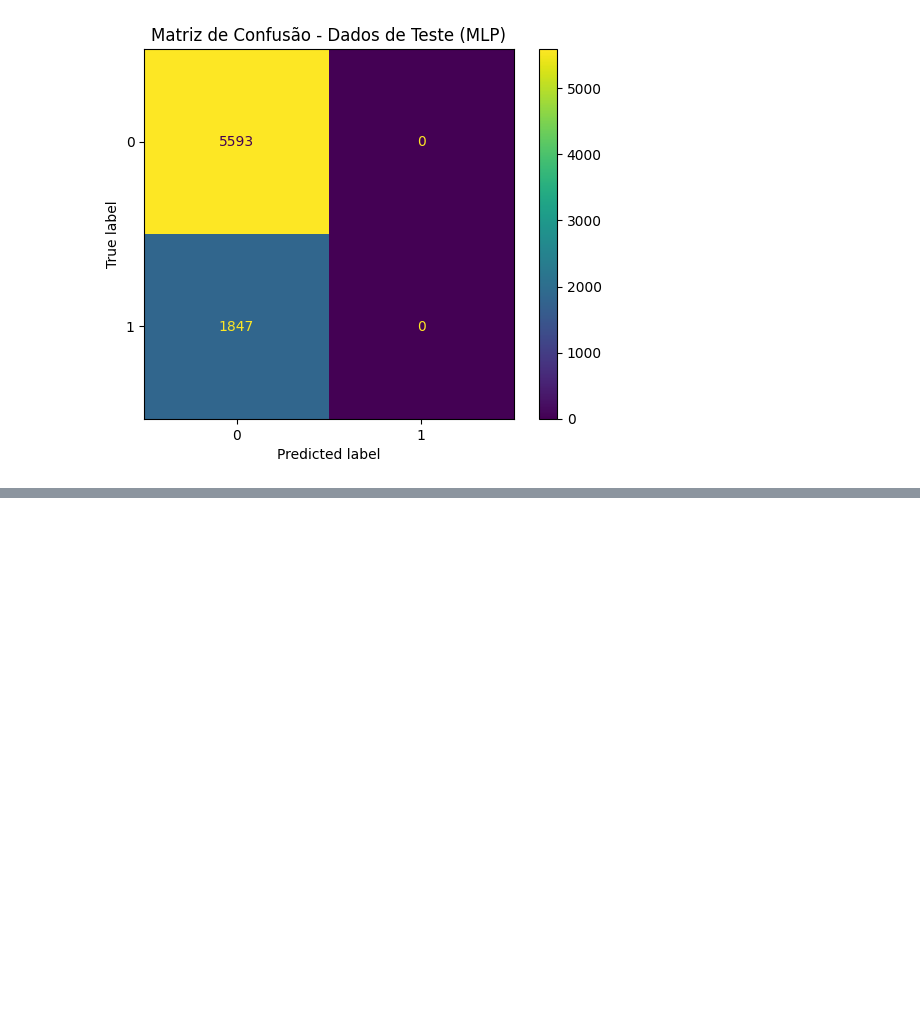
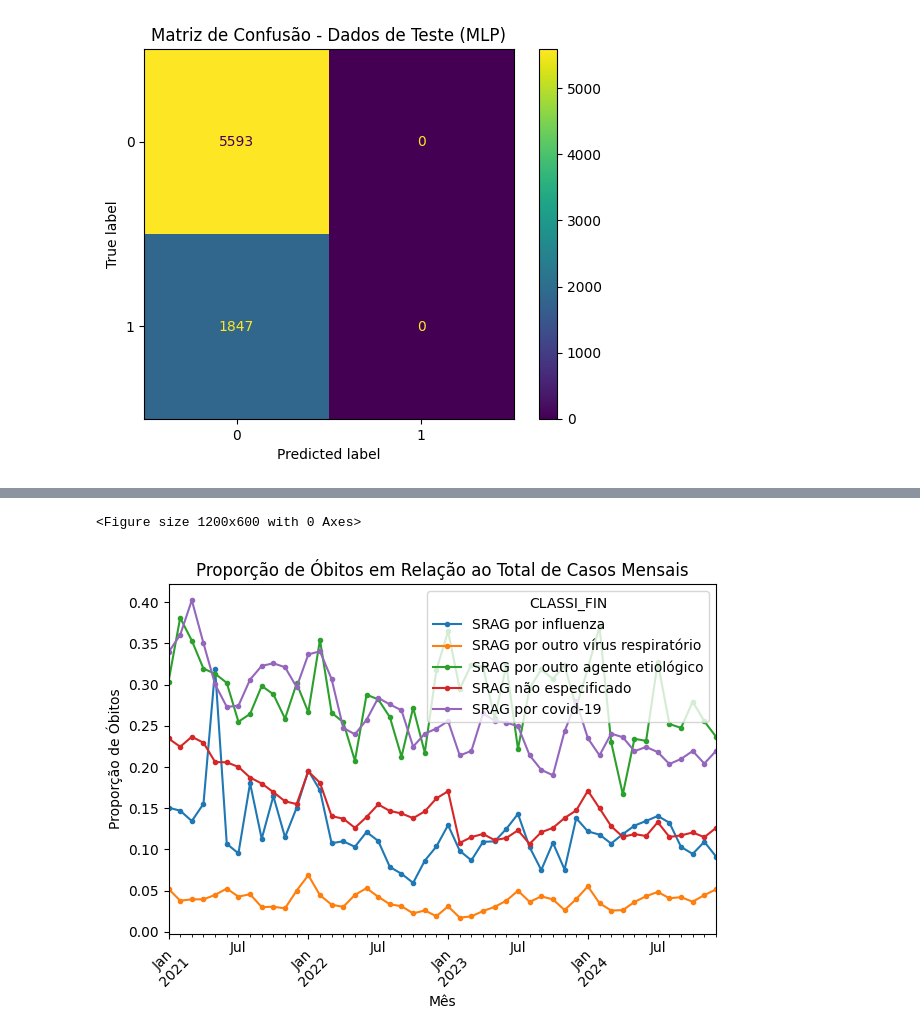
Before and after one commit to hOtoch/2025-1-P1-Analise-e-previsao-SRAG, a Jupyter notebook: analise_srag.ipynb, the cells around one changed output, grey strips where cells are left out. Drawn from its saved outputs; the diff is of its cells as text; code cells hidden in the pictures; blank space fills up the shorter version.

```diff
--- a/analise_srag.ipynb
+++ b/analise_srag.ipynb
@@ -809,0 +901,15 @@ train_and_evaluate(MLPClassifier(hidden_layer_sizes=(20, 10), random_state=rando
+# %%
+# Proporção de óbitos em relação ao total de casos
+obito_proporcao = (obito_monthly / (alta_monthly + obito_monthly)).fillna(0)
+plt.figure(figsize=(12, 6))
+obito_proporcao.plot(kind='line', marker='.')
+plt.title('Proporção de Óbitos em Relação ao Total de Casos Mensais')
+plt.xlabel('Mês')
+plt.ylabel('Proporção de Óbitos')
+plt.xticks(rotation=45)
+plt.legend(title='CLASSI_FIN')
+plt.tight_layout()
+plt.show()
+# %% [output]
+<Figure size 1200x600 with 0 Axes>
+[figure, added]
```
Also changed, not shown: parts of 7 cells of this notebook.
